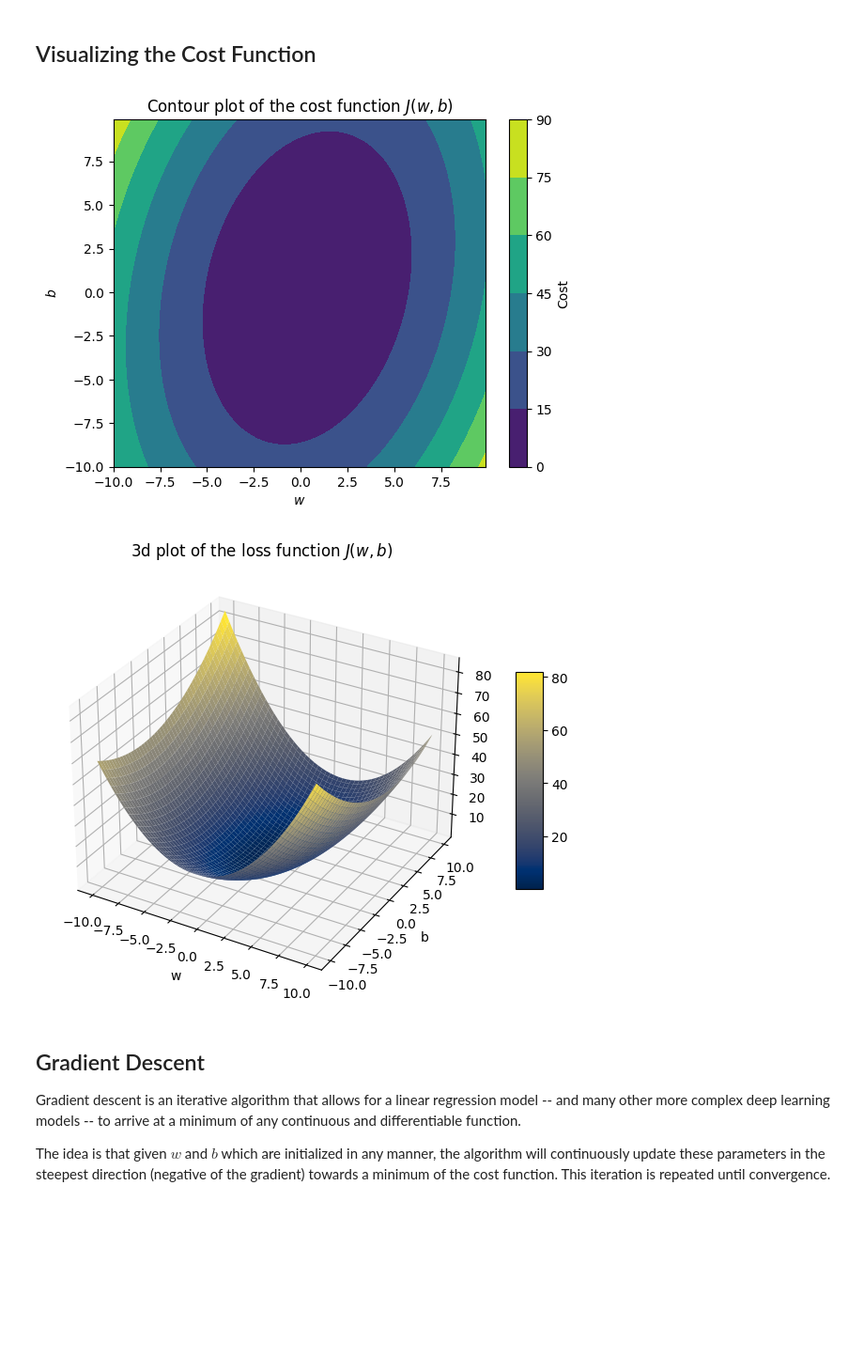
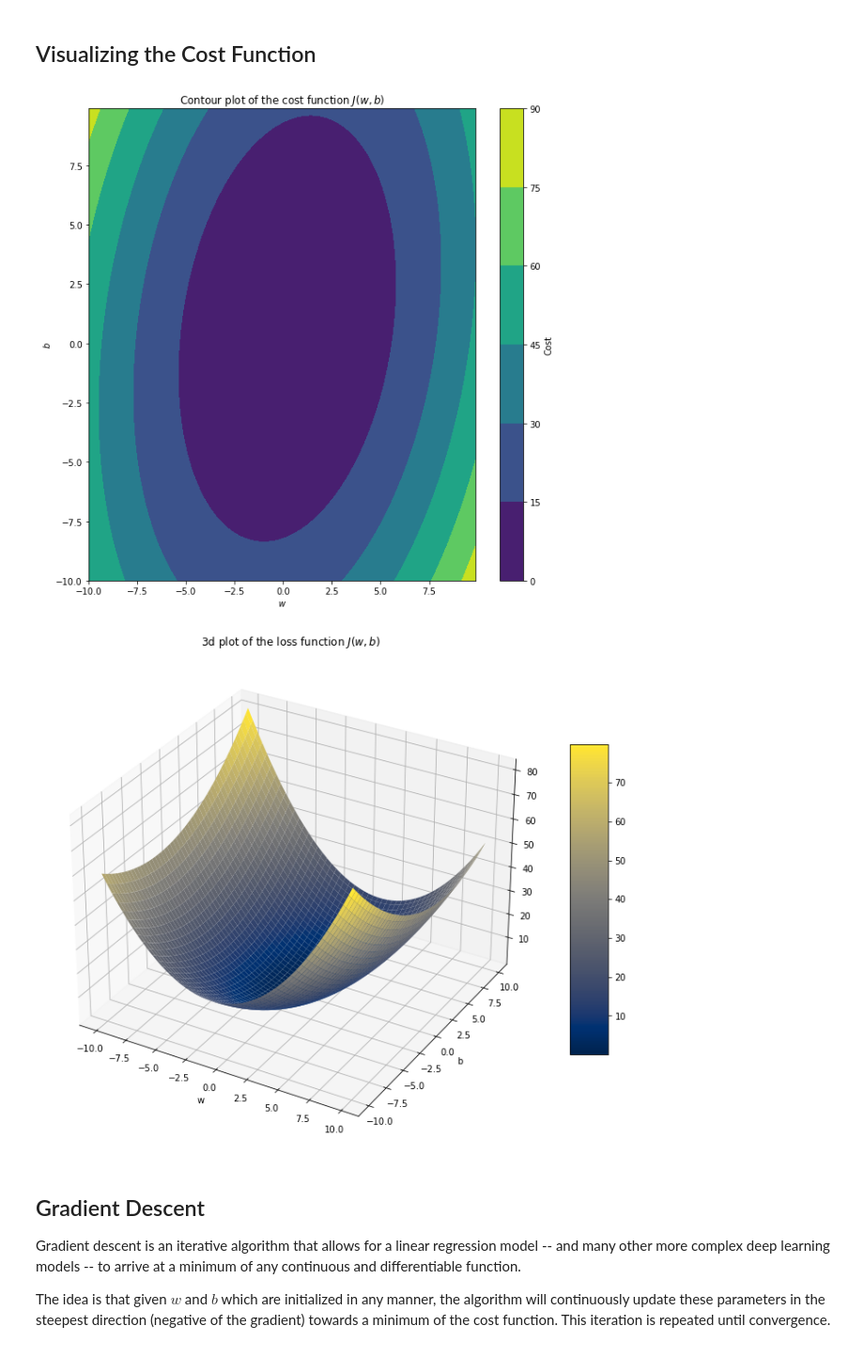
Before and after one commit to UAFederez/MachineLearning, a Jupyter notebook: 01-Univariate_Linear_Regression.ipynb, the cells around one changed output. Shown at 94% size. Drawn from its saved outputs; the diff is of its cells as text; code cells hidden in the pictures; blank space fills up the shorter version.

```diff
--- a/01-Univariate_Linear_Regression.ipynb
+++ b/01-Univariate_Linear_Regression.ipynb
@@ -48,8 +48,8 @@ def generate_linear_dataset(w_true, b_true, x_low, x_high, total, keep):
 
     return train
 # %%
-w_true = 0.25
-b_true = 0.33
+w_true = 0.62
+b_true = 0.19
 
 train = generate_linear_dataset(w_true, b_true, x_low = -1.0, x_high = 1.0, total = 100, keep = 0.5)
 train.shape
@@ -79,6 +80,7 @@ for i, w in enumerate(x):
 X, Y = np.meshgrid(x, y)
 # %%
 fig, ax = plt.subplots(1, 1)
+fig.set_size_inches((10, 10))
 plt.contourf(X, Y, Z)
 plt.xlabel('$w$')
 plt.ylabel('$b$')
@@ -86,19 +88,20 @@ plt.title ('Contour plot of the cost function $J(w,b)$')
 plt.colorbar(label = 'Cost')
 plt.show()
 # %% [output]
-[figure, old version]
+[figure, new version]
 # %%
-fig = plt.figure(figsize = (10, 6))
+fig = plt.figure(figsize = (10, 10))
 ax  = plt.axes(projection = '3d')
 
 surface = ax.plot_surface(X, Y, Z, cmap = plt.cm.cividis)
 fig.colorbar(surface, shrink = 0.5, aspect = 8)
 plt.title('3d plot of the loss function $J(w, b)$')
 plt.xlabel('w')
 plt.ylabel('b')
+plt.tight_layout()
 plt.show()
 # %% [output]
-[figure, old version]
+[figure, new version]
 # %% [markdown]
 ## Gradient Descent
 Gradient descent is an iterative algorithm that allows for a linear regression model -- and many other more complex deep learning models -- to arrive at a minimum of any continuous and differentiable function.
```
Also changed, not shown: parts of 15 cells of this notebook.
